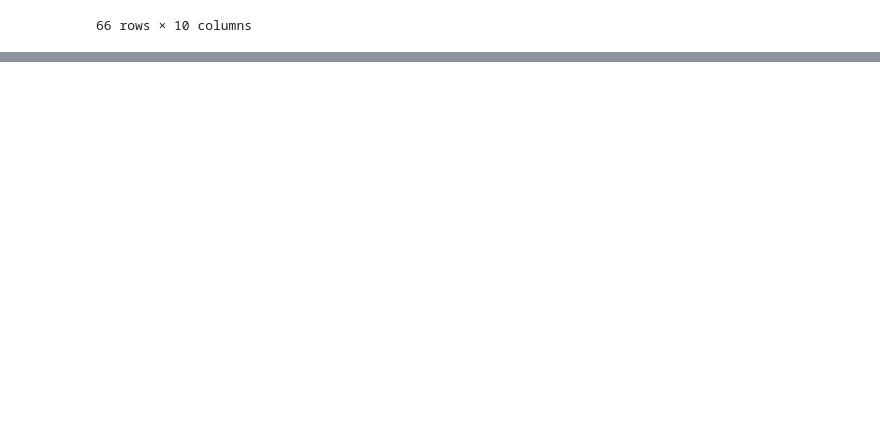
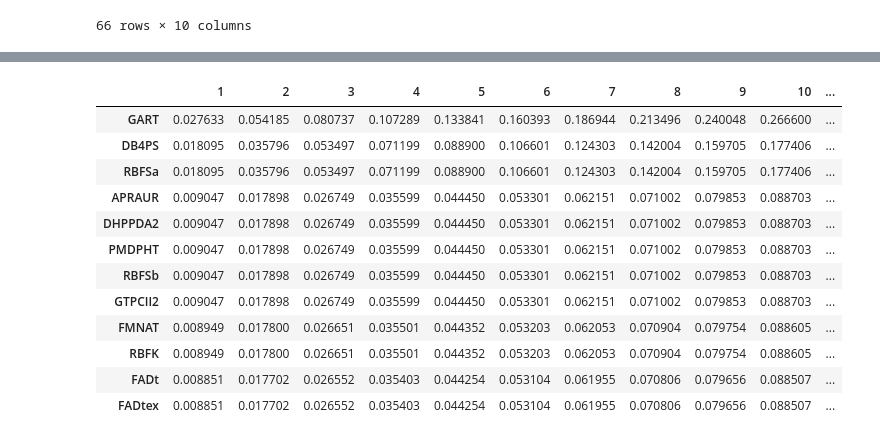
Before and after one commit to 27410/27410-group-assigment-group_2, a Jupyter notebook: 4_Overexpression.ipynb, the cells around one changed output, grey strips where cells are left out. Drawn from its saved outputs; the diff is of its cells as text; code cells hidden in the pictures; blank space fills up the shorter version.

```diff
--- a/4_Overexpression.ipynb
+++ b/4_Overexpression.ipynb
@@ -96,0 +246,20 @@ result.data_frame
+# %%
+df['relative_change_in_flux'] = (df[10]-df[1])/df[10] +1
+# %%
+target_reactions_df = df[df['relative_change_in_flux'] > 1.8]
+# %%
+target_reactions_df
+# %% [output]
+|  | 1 | 2 | 3 | 4 | 5 | 6 | 7 | 8 | 9 | 10 | ... |
+| GART | 0.027633 | 0.054185 | 0.080737 | 0.107289 | 0.133841 | 0.160393 | 0.186944 | 0.213496 | 0.240048 | 0.266600 | ... |
+| DB4PS | 0.018095 | 0.035796 | 0.053497 | 0.071199 | 0.088900 | 0.106601 | 0.124303 | 0.142004 | 0.159705 | 0.177406 | ... |
+| RBFSa | 0.018095 | 0.035796 | 0.053497 | 0.071199 | 0.088900 | 0.106601 | 0.124303 | 0.142004 | 0.159705 | 0.177406 | ... |
+| APRAUR | 0.009047 | 0.017898 | 0.026749 | 0.035599 | 0.044450 | 0.053301 | 0.062151 | 0.071002 | 0.079853 | 0.088703 | ... |
+| DHPPDA2 | 0.009047 | 0.017898 | 0.026749 | 0.035599 | 0.044450 | 0.053301 | 0.062151 | 0.071002 | 0.079853 | 0.088703 | ... |
+| PMDPHT | 0.009047 | 0.017898 | 0.026749 | 0.035599 | 0.044450 | 0.053301 | 0.062151 | 0.071002 | 0.079853 | 0.088703 | ... |
+| RBFSb | 0.009047 | 0.017898 | 0.026749 | 0.035599 | 0.044450 | 0.053301 | 0.062151 | 0.071002 | 0.079853 | 0.088703 | ... |
+| GTPCII2 | 0.009047 | 0.017898 | 0.026749 | 0.035599 | 0.044450 | 0.053301 | 0.062151 | 0.071002 | 0.079853 | 0.088703 | ... |
+| FMNAT | 0.008949 | 0.017800 | 0.026651 | 0.035501 | 0.044352 | 0.053203 | 0.062053 | 0.070904 | 0.079754 | 0.088605 | ... |
+| RBFK | 0.008949 | 0.017800 | 0.026651 | 0.035501 | 0.044352 | 0.053203 | 0.062053 | 0.070904 | 0.079754 | 0.088605 | ... |
+| FADt | 0.008851 | 0.017702 | 0.026552 | 0.035403 | 0.044254 | 0.053104 | 0.061955 | 0.070806 | 0.079656 | 0.088507 | ... |
+| FADtex | 0.008851 | 0.017702 | 0.026552 | 0.035403 | 0.044254 | 0.053104 | 0.061955 | 0.070806 | 0.079656 | 0.088507 | ... |
```
Also changed, not shown: parts of 16 cells of this notebook.
